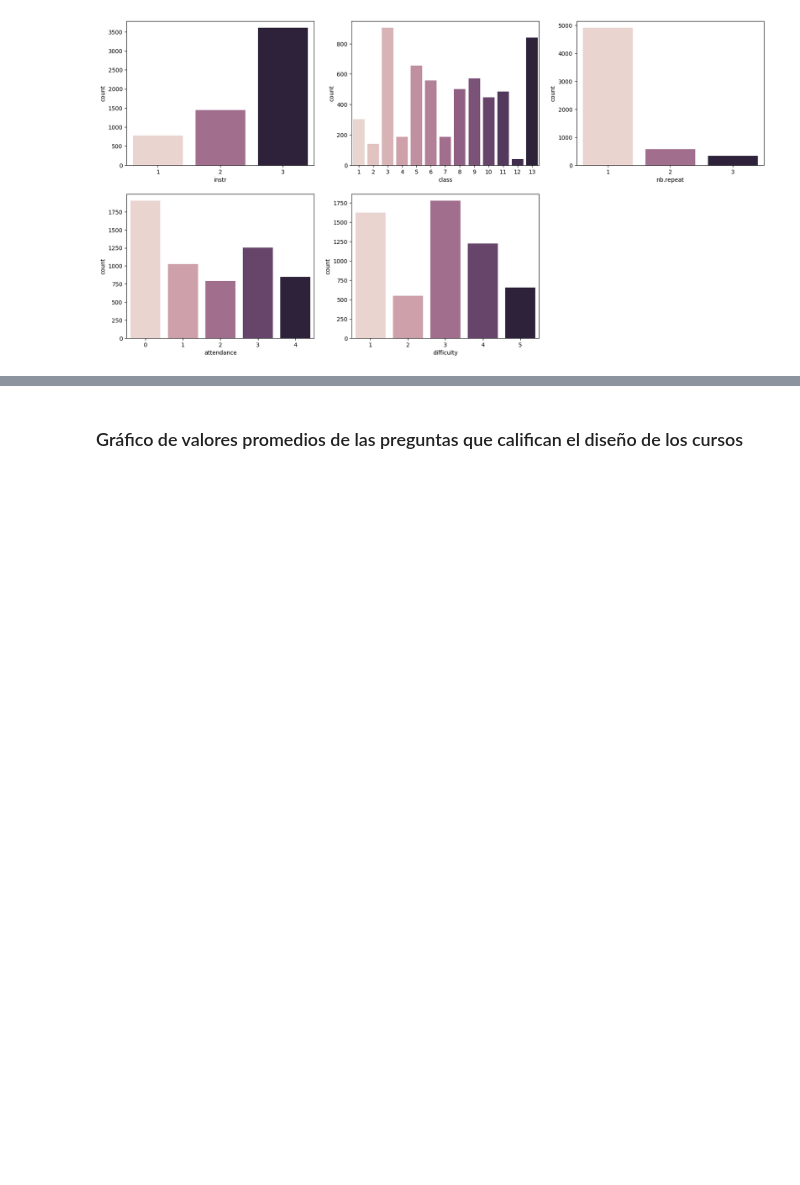
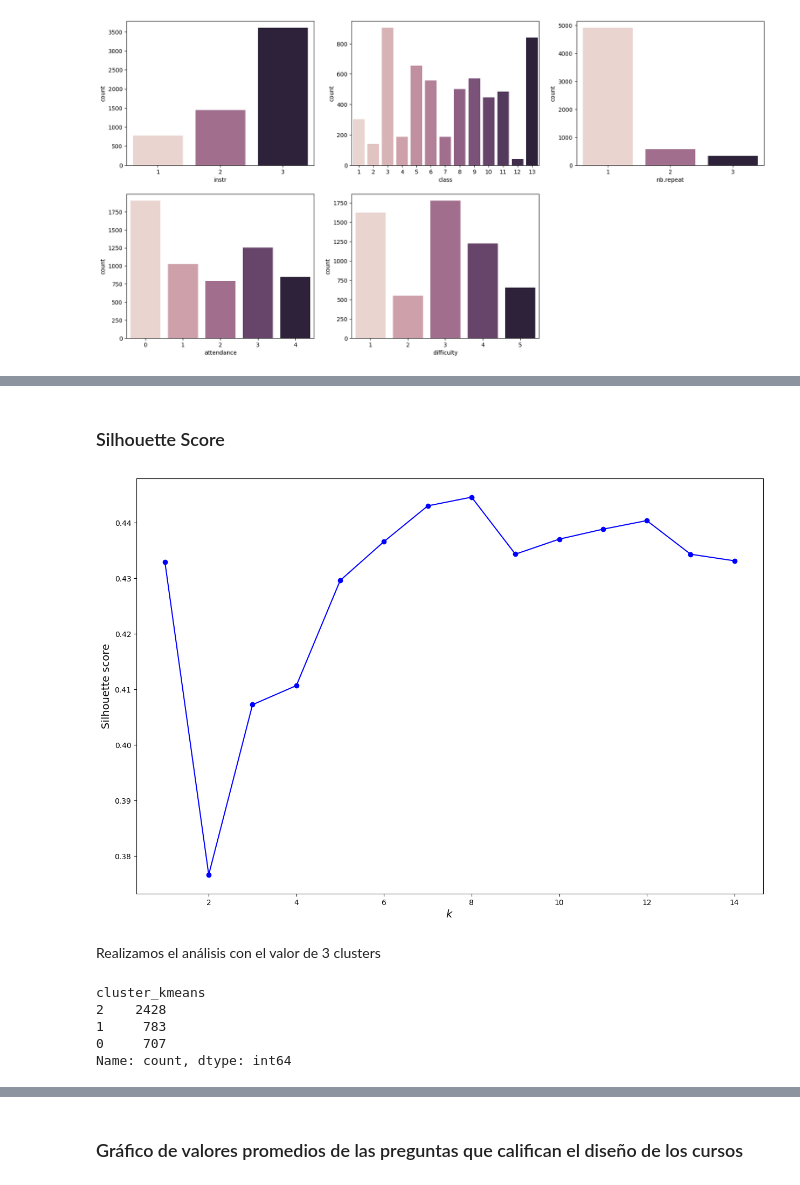
Before and after one commit to rhynzler/trabajo-final-aprendizaje-supervisado, a Jupyter notebook: informe-final/no_supervisado.ipynb, the cells around one changed output, grey strips where cells are left out. Saved outputs shown, nothing was run; the diff lists cells and outputs as text; code cells hidden in the pictures; blank space fills up the shorter version.

```diff
--- a/informe-final/no_supervisado.ipynb
+++ b/informe-final/no_supervisado.ipynb
@@ -96,0 +226,30 @@ sns.countplot(x=df['difficulty'], hue=df['difficulty'], legend=False)
+# %% [markdown]
+### Silhouette Score
+# %%
+silhouette_scores = []
+for model in p[1:]:
+    s = silhouette_score(df_clustering, model.labels_)
+    silhouette_scores.append(s)
+
+plt.figure(figsize=(15, 10))
+plt.plot(range(1, n-1), silhouette_scores, "bo-")
+plt.xlabel("$k$", fontsize=14)
+plt.ylabel("Silhouette score", fontsize=14)
+
+plt.show()
+# %% [output]
+[figure, added]
+# %% [markdown]
+Realizamos el análisis con el valor de 3 clusters
+# %%
+k = 3
+kmeans = KMeans(n_clusters=k, random_state=42)
+kmeans.fit(df_clustering)
+df_clustering["cluster_kmeans"] = kmeans.predict(df_clustering)
+df_clustering["cluster_kmeans"].value_counts()
+# %% [output]
+cluster_kmeans
+2    2428
+1     783
+0     707
+Name: count, dtype: int64
```
Also changed, not shown: parts of 66 cells of this notebook, 9 other files.
